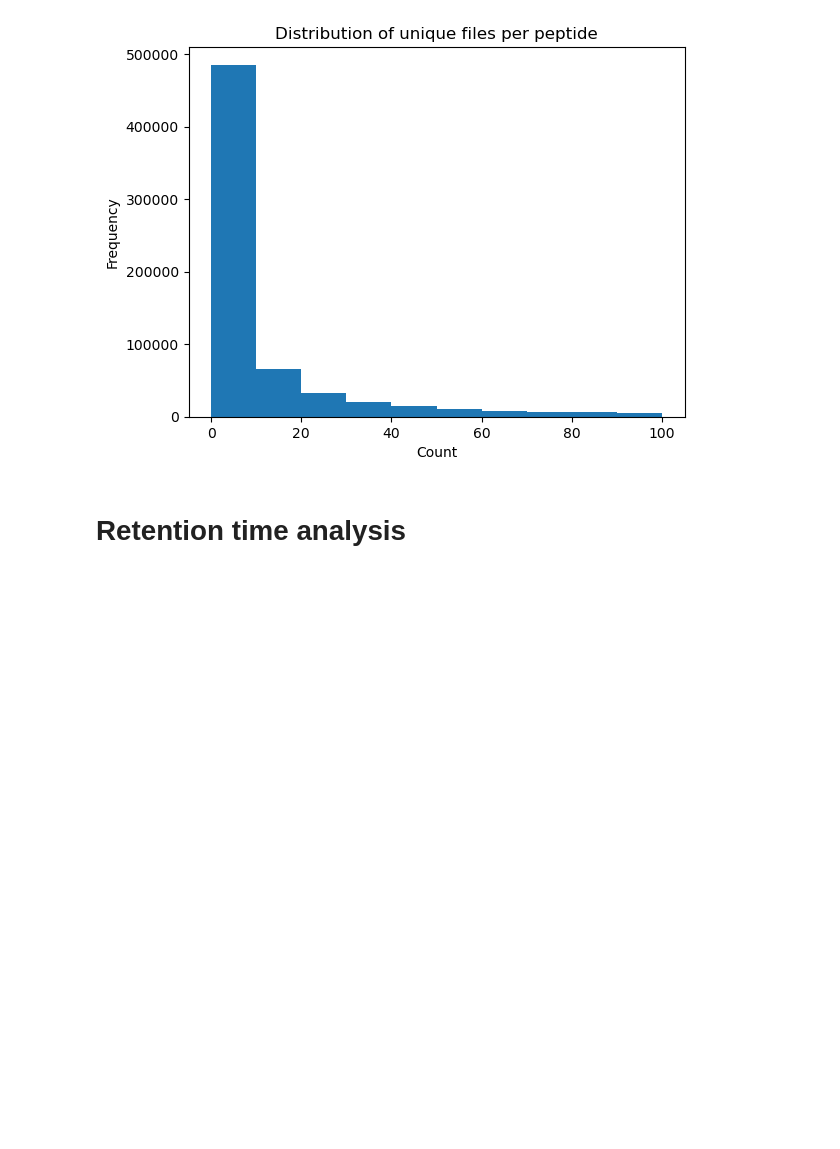
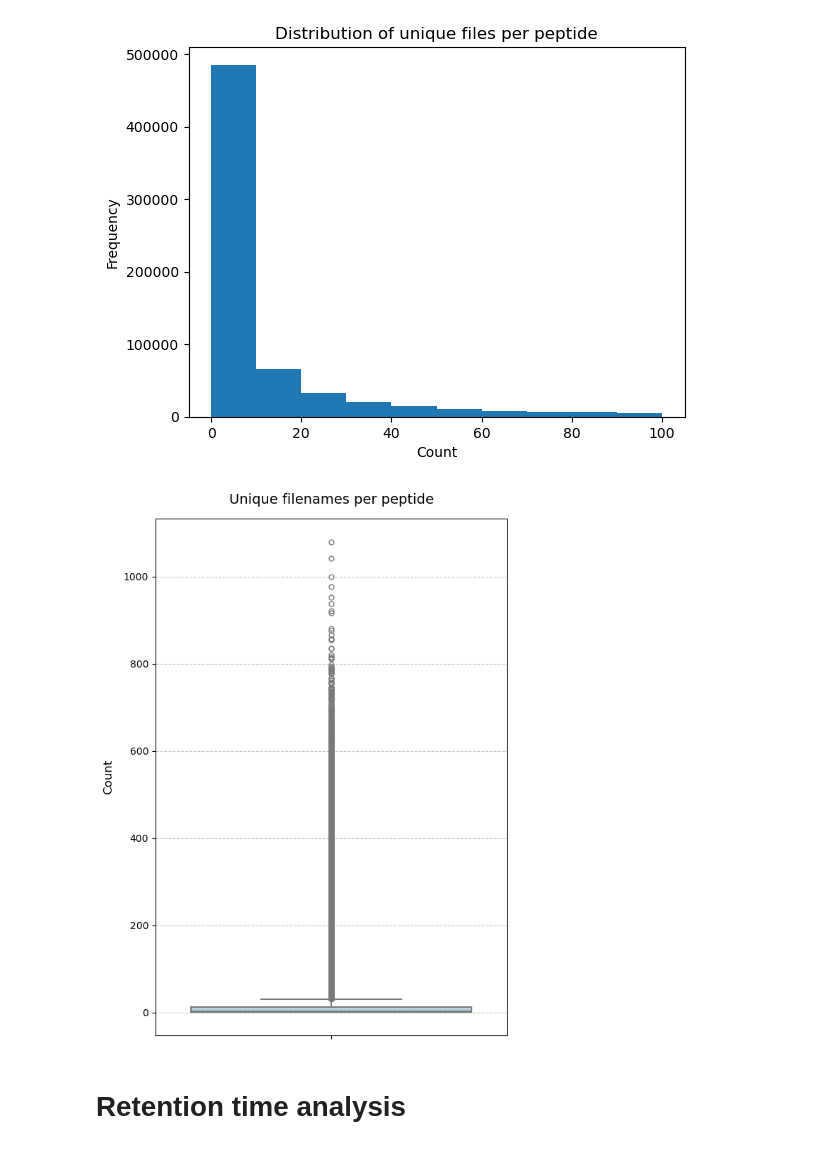
Before and after one commit to WannesLamberts/MTL-peptide-property-prediction-pool, a Jupyter notebook: notebooks/analyisis.ipynb, the cells around one changed output. Drawn from its saved outputs; the diff is of its cells as text; code cells hidden in the pictures; blank space fills up the shorter version.

```diff
--- a/notebooks/analyisis.ipynb
+++ b/notebooks/analyisis.ipynb
@@ -76,6 +75,10 @@ plt.ylabel("Frequency")
 plt.show()
 # %% [output]
 [figure]
+# %%
+vertical_boxplot(overlap_across_file,"Count","Unique filenames per peptide")
+# %% [output]
+[figure, added]
 # %% [markdown]
 # Retention time analysis
 # %%
```
Also changed, not shown: parts of 10 cells of this notebook, 3 other files.
